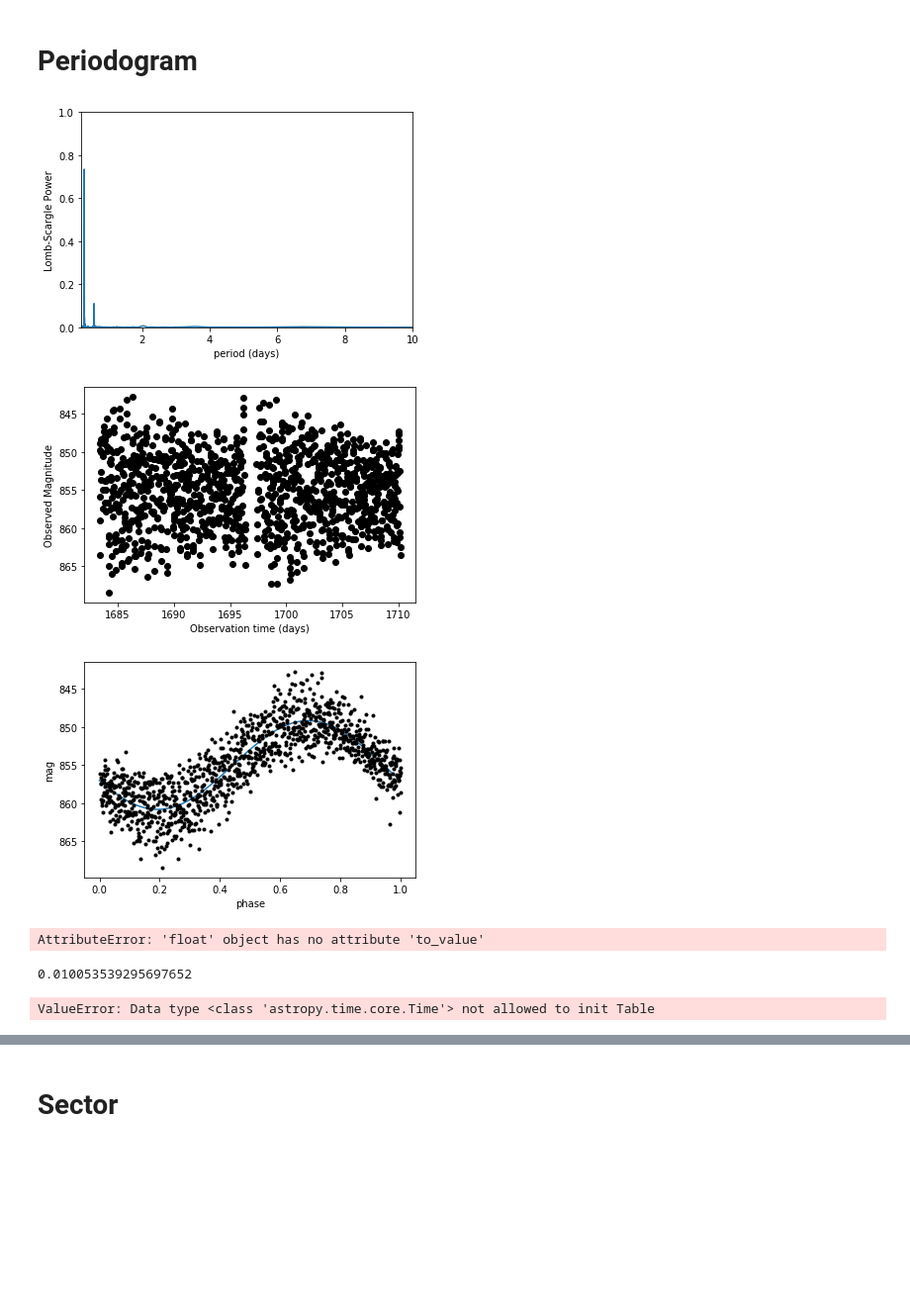
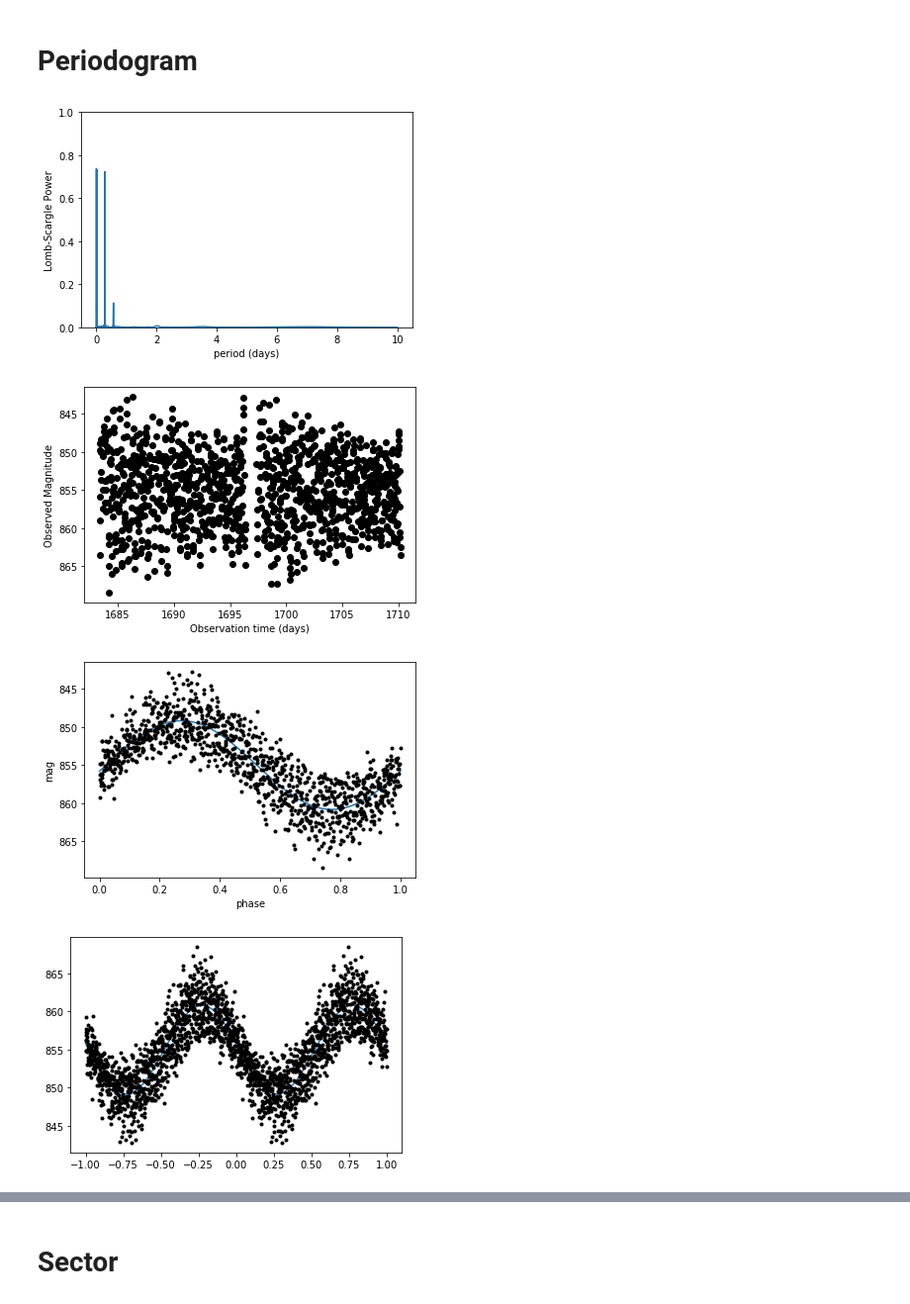
Before and after one commit to manuelmarcano22/TESSOutburst, a Jupyter notebook: SDSSJ1908+3940.ipynb, the cells around one changed output, grey strips where cells are left out. Shown at 99% size. Cells and saved outputs as stored; diff of their text form; code cells hidden in the pictures; blank space fills up the shorter version.

```diff
--- a/SDSSJ1908+3940.ipynb
+++ b/SDSSJ1908+3940.ipynb
@@ -222,7 +235,6 @@ show(p)
 # %% [markdown]
 # Periodogram
 # %%
-from astropy.timeseries import LombScargle
 
 mjd = dataeleanor.time[q]
 
@@ -230,7 +242,7 @@ mag = dataeleanor.corr_flux[q]
 
 
 
-freq, PLS = LombScargle(mjd, mag).autopower(minimum_frequency=1 / 10.5,
+freq, PLS = LombScargle(mjd, mag).autopower(minimum_frequency=1 / 10.,
                                                 maximum_frequency=1 / 0.01)
 
 
@@ -248,34 +260,52 @@ fig, ax = plt.subplots()
 plt.plot(1. / freq, PLS)
 ax.set(xlabel='period (days)',
           ylabel='Lomb-Scargle Power',
-          xlim=(0.2, 10),
           ylim=(0, 1));
 plt.show()
 
 
 fig, ax = plt.subplots()
 
 # plot the raw data
 ax.errorbar(mjd, mag, fmt='ok', elinewidth=1.5, capsize=0)
 ax.invert_yaxis()
 ax.set(   xlabel='Observation time (days)',
           ylabel='Observed Magnitude')
 
 #plt.plot(t,mag_fit)
 
 
 
 fig, ax = plt.subplots()
 # plot the phased data & model in the inset
 plt.errorbar(phase, mag, fmt='.k', capsize=0)
 plt.plot(phase_fit, mag_fit)
 
 
 ax.invert_yaxis()
 ax.set_xlabel('phase')
 ax.set_ylabel('mag')
 plt.show()
+
+
+#Two phases
+
+phase2 = phase-1
+phasesall= np.concatenate((phase2, phase), axis=None)
+magall = np.concatenate((mag,mag),axis=None)
+
+# compute the best-fit model
+phase_fit2 = np.linspace(-1, 1,len(mjd))
+mag_fit2 = LombScargle(mjd, mag).model(t=phase_fit2 / best_freq,
+                                          frequency=best_freq)
+
+
+fig, ax = plt.subplots()
+# plot the phased data & model in the inset
+plt.errorbar(phasesall, magall, fmt='.k', capsize=0);
+plt.plot(phase_fit2, mag_fit2);
 # %% [output]
-[figure, old version]
+[figure, new version]
 [figure]
-[figure, old version]
+[figure, new version]
+[figure, added]
@@ -286,13 +311,0 @@ ts = TimeSeries(time=tpf.astropy_time)
-# %%
-ts.fold(0.010053539295697652)
-# %% [output]
-AttributeError: 'float' object has no attribute 'to_value'
-# %%
-1/best_freq
-# %% [output]
-0.010053539295697652
-# %%
-import astropy.timeseries as tss
-tis = tss.BaseTimeSeries(ts)
-# %% [output]
-ValueError: Data type <class 'astropy.time.core.Time'> not allowed to init Table
```
Also changed, not shown: parts of 40 cells of this notebook, 3 other files.
